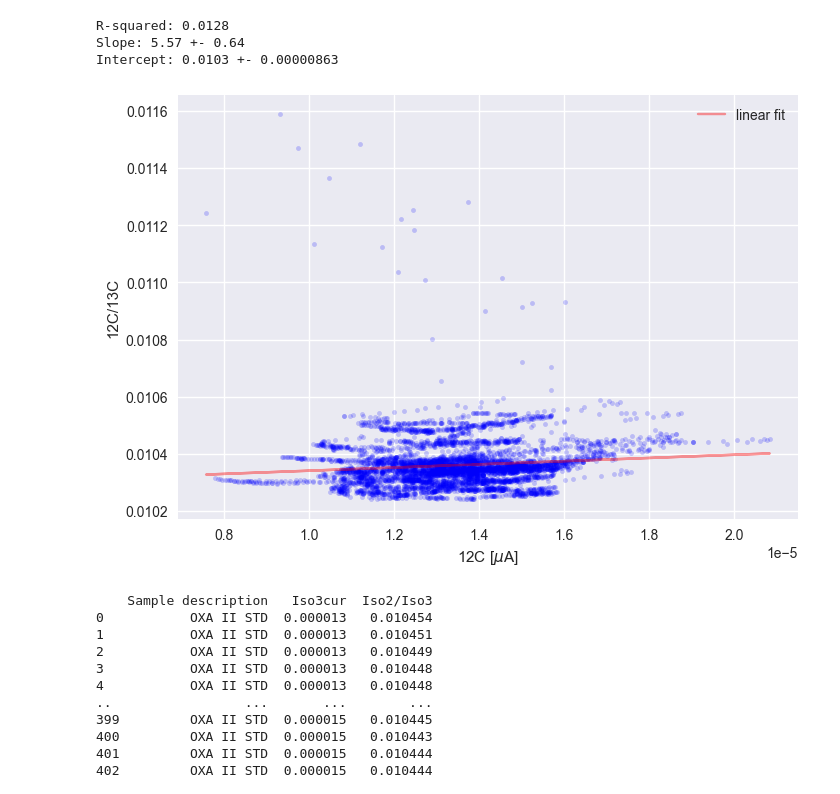
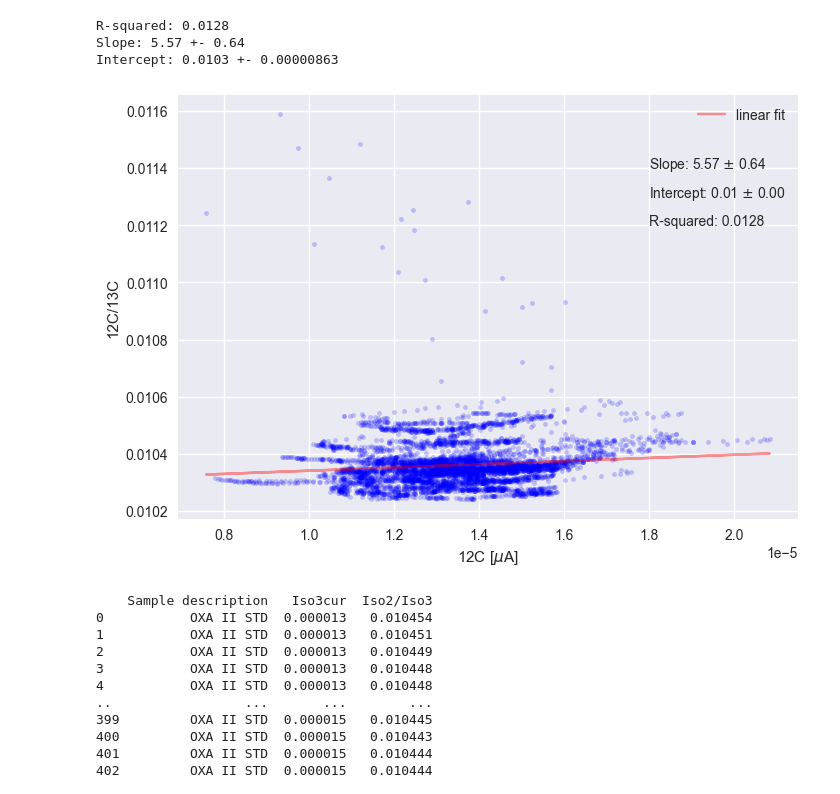
Before and after one commit to javiermasruiz/LEMA_fsires_unpacker, a Jupyter notebook: analisis.ipynb, the cells around one changed output. Cells and saved outputs as stored; diff of their text form; code cells hidden in the pictures.

```diff
--- a/analisis.ipynb
+++ b/analisis.ipynb
@@ -30,13 +30,16 @@ Intercept: 0.0103 +- 0.00000863
 # %%
 fig, ax = plt.subplots()
 ax.plot(x_arr,y_arr,'b.', alpha=0.2)
 ax.plot(x_arr, x_arr * par[0] + par[1],'r-', alpha=0.4, label='linear fit')
 ax.set_xlabel(r'12C [$\mu$A]')
 ax.set_ylabel(r'12C/13C')
+plt.text(1.8e-05, 0.0114, f'Slope: {par[0]:.2f} $\pm$ {error[0]:.2f}')
+plt.text(1.8e-05, 0.0113, f'Intercept: {par[1]:.2f} $\pm$ {error[1]:.2f}')
+plt.text(1.8e-05, 0.0112, f'R-squared: {r_squared(x_arr, y_arr):.4f}')
 plt.legend(loc=0)
 plt.show()
 # %% [output]
-[figure, old version]
+[figure, new version]
 # %%
 # BL, STD, Muestras
 samples_df = df.loc[df['Sample description'].str.contains(r'\b(?!.*BL|.*STD)\w+\b', regex=True)]
```
